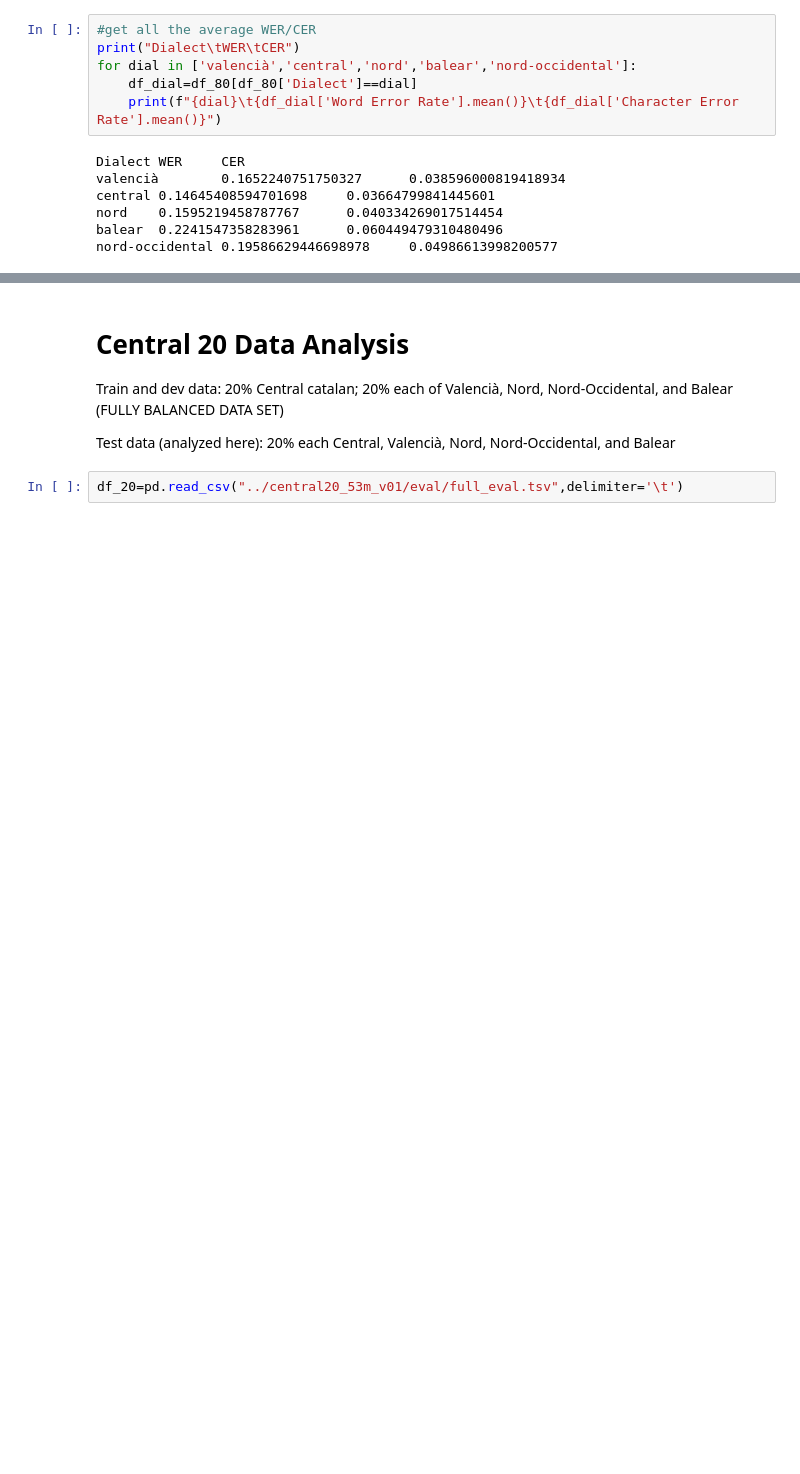
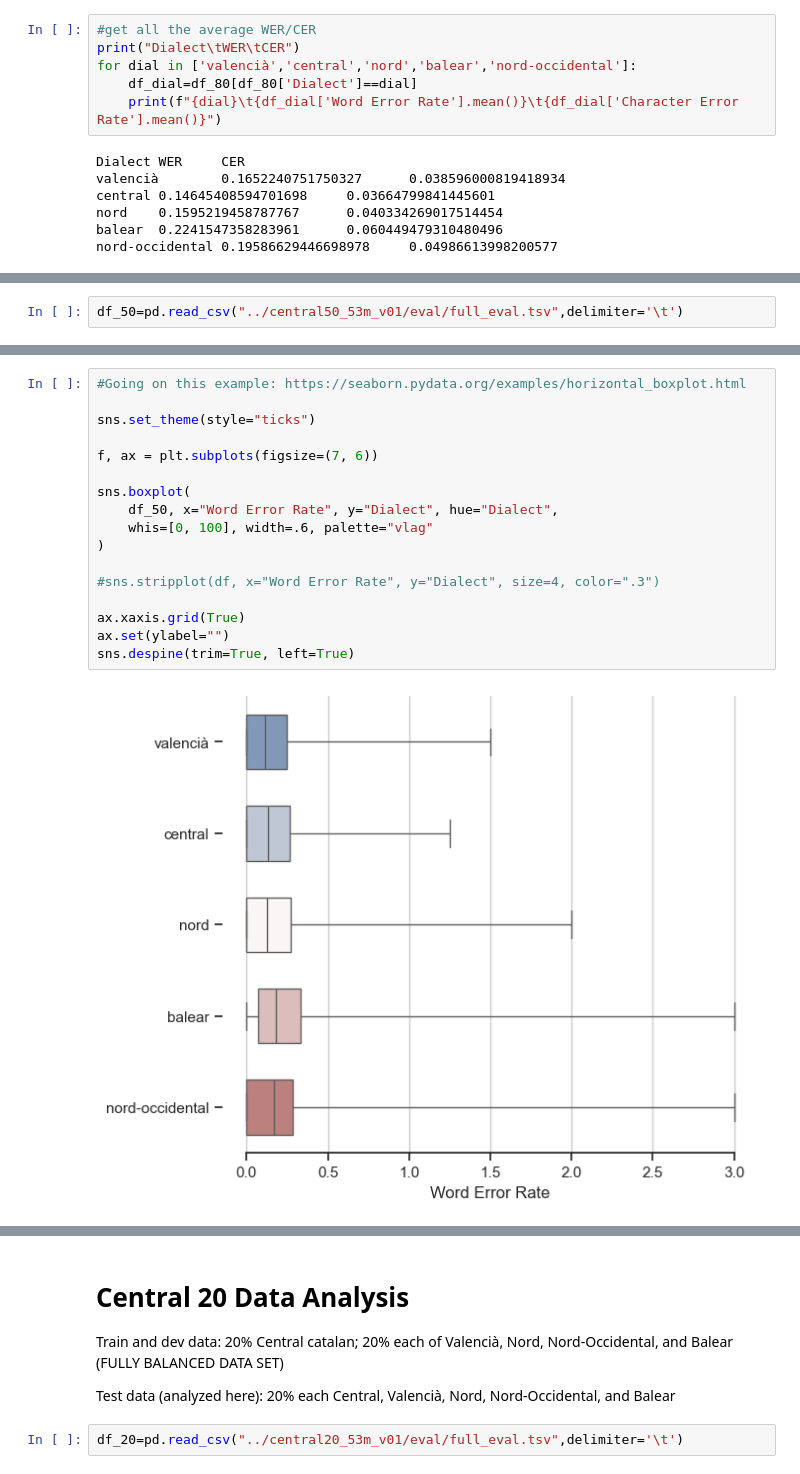
Before and after one commit to zhopto3/DialAttack, a Jupyter notebook: data_analysis/eval_analysis.ipynb, the cells around one changed output, grey strips where cells are left out. Drawn from its saved outputs; the diff is of its cells as text; blank space fills up the shorter version.

Commit message:
Analyze 50 % Central ASR

```diff
--- a/data_analysis/eval_analysis.ipynb
+++ b/data_analysis/eval_analysis.ipynb
@@ -136,0 +143,2 @@ nord-occidental 0.19586629446698978     0.04986613998200577
+# %%
+df_50=pd.read_csv("../central50_53m_v01/eval/full_eval.tsv",delimiter='\t')
@@ -136,0 +154,19 @@ nord-occidental 0.19586629446698978     0.04986613998200577
+# %%
+#Going on this example: https://seaborn.pydata.org/examples/horizontal_boxplot.html
+
+sns.set_theme(style="ticks")
+
+f, ax = plt.subplots(figsize=(7, 6))
+
+sns.boxplot(
+    df_50, x="Word Error Rate", y="Dialect", hue="Dialect",
+    whis=[0, 100], width=.6, palette="vlag"
+)
+
+#sns.stripplot(df, x="Word Error Rate", y="Dialect", size=4, color=".3")
+
+ax.xaxis.grid(True)
+ax.set(ylabel="")
+sns.despine(trim=True, left=True)
+# %% [output]
+[figure, added]
```
Also changed, not shown: parts of 8 cells of this notebook.
